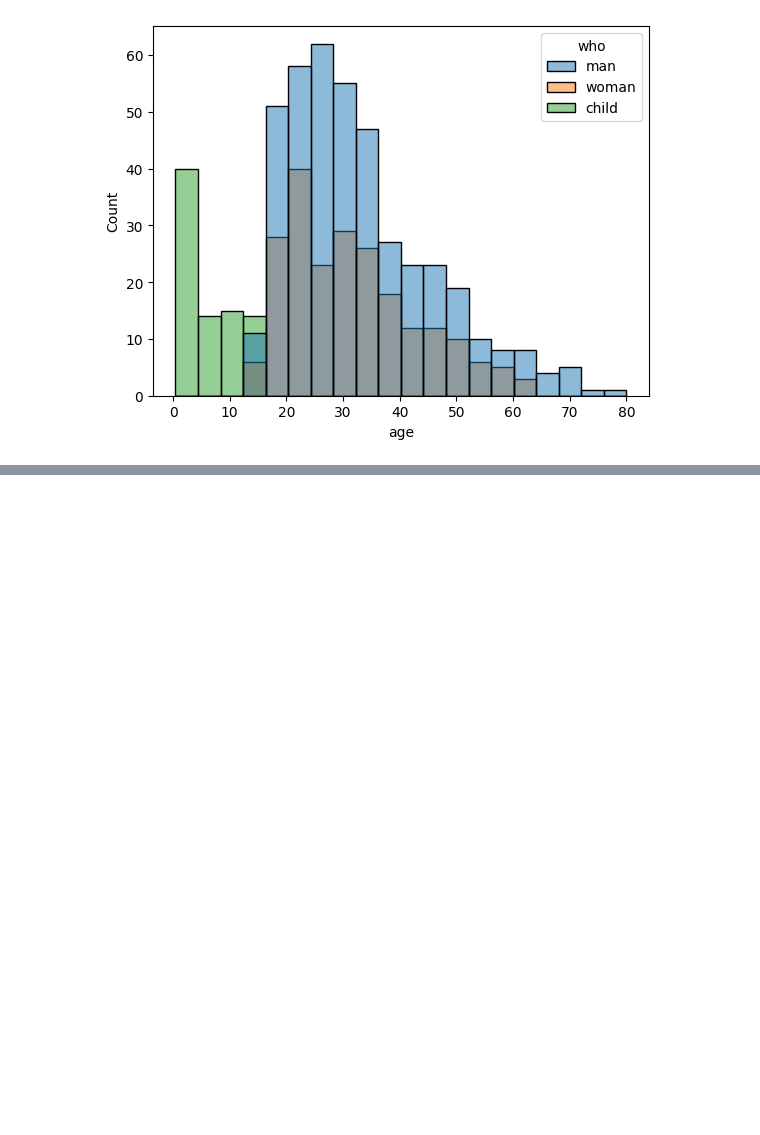
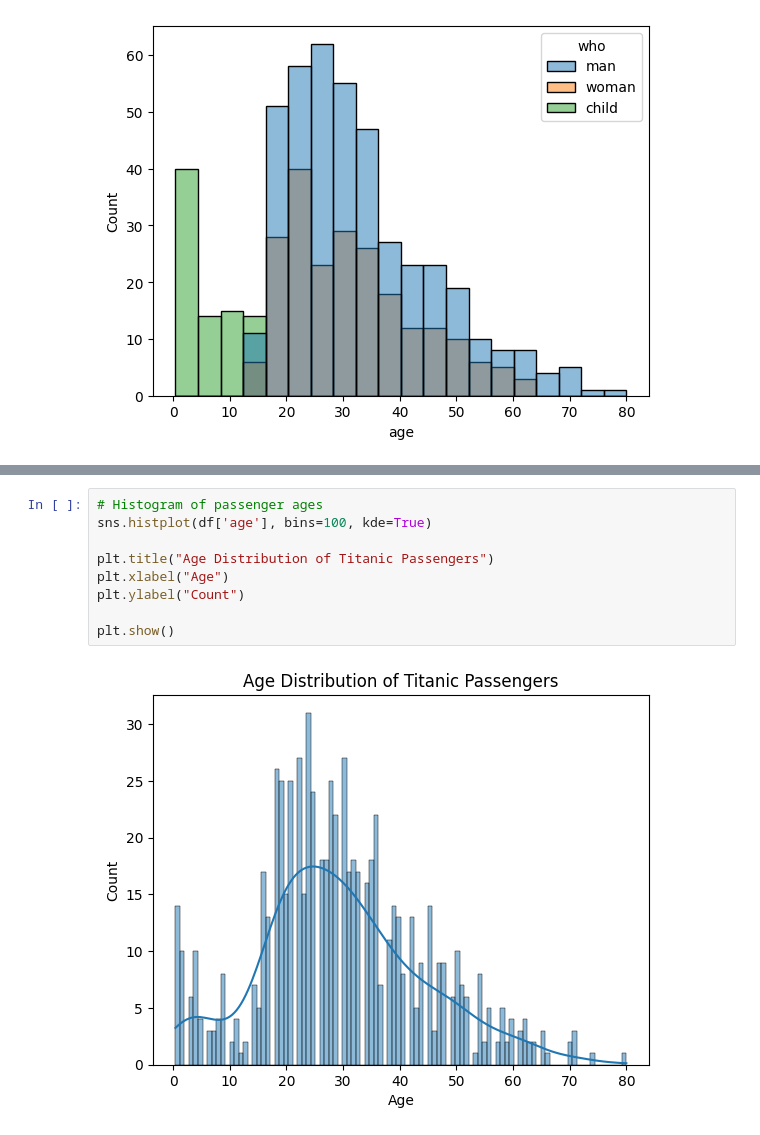
Before and after one commit to amitpaul2004/BCT_3, a Jupyter notebook: codes/titanic.ipynb, the cells around one changed output, grey strips where cells are left out. Drawn from its saved outputs; the diff is of its cells as text; blank space fills up the shorter version.

```diff
--- a/codes/titanic.ipynb
+++ b/codes/titanic.ipynb
@@ -111,0 +123,11 @@ plt.show()
+# %%
+# Histogram of passenger ages
+sns.histplot(df['age'], bins=100, kde=True)
+
+plt.title("Age Distribution of Titanic Passengers")
+plt.xlabel("Age")
+plt.ylabel("Count")
+
+plt.show()
+# %% [output]
+[figure, added]
```
Also changed, not shown: parts of 1 cell of this notebook.
